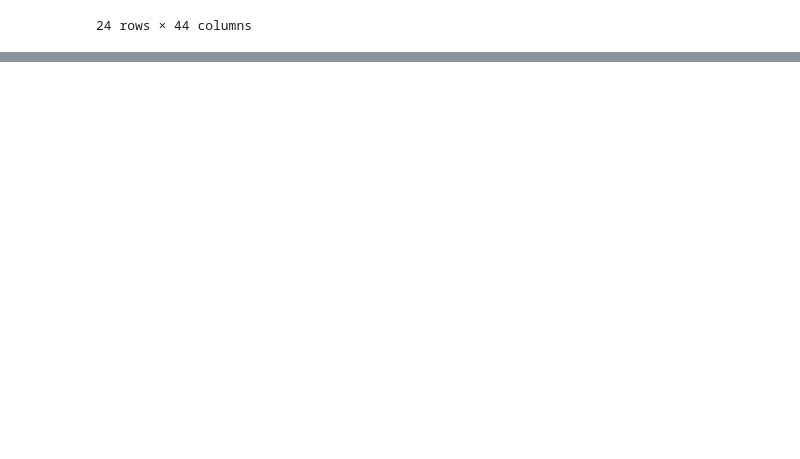
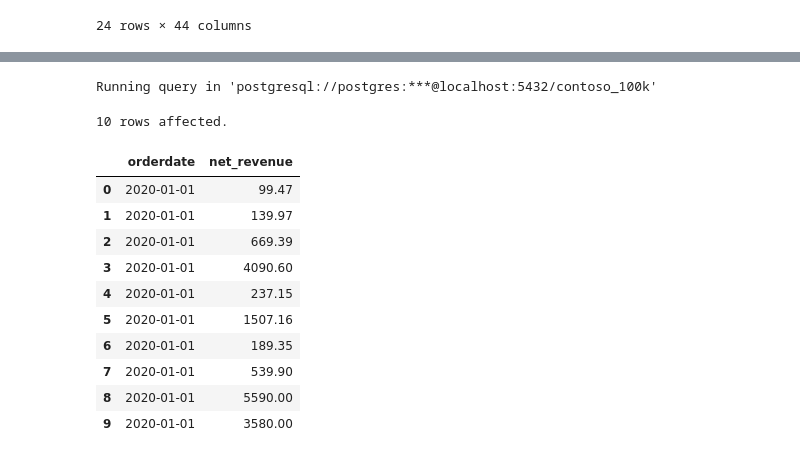
Before and after one commit to Iyke-7/Iyke-7, a Jupyter notebook: Resources/Blank_SQL_Notebook.ipynb, the cells around one changed output, grey strips where cells are left out. Saved outputs shown, nothing was run; the diff lists cells and outputs as text; code cells hidden in the pictures; blank space fills up the shorter version.

```diff
--- a/Resources/Blank_SQL_Notebook.ipynb
+++ b/Resources/Blank_SQL_Notebook.ipynb
@@ -236,0 +284,23 @@ Running query in 'postgresql://postgres:***@localhost:5432/contoso_100k'
+# %%
+%%sql
+SELECT
+  orderdate,
+  quantity * netprice * exchangerate AS net_revenue
+FROM Sales
+WHERE
+  orderdate >= '2020-01-01'
+LIMIT 10
+# %% [output]
+Running query in 'postgresql://postgres:***@localhost:5432/contoso_100k'
+10 rows affected.
+|  | orderdate | net_revenue |
+| 0 | 2020-01-01 | 99.47 |
+| 1 | 2020-01-01 | 139.97 |
+| 2 | 2020-01-01 | 669.39 |
+| 3 | 2020-01-01 | 4090.60 |
+| 4 | 2020-01-01 | 237.15 |
+| 5 | 2020-01-01 | 1507.16 |
+| 6 | 2020-01-01 | 189.35 |
+| 7 | 2020-01-01 | 539.90 |
+| 8 | 2020-01-01 | 5590.00 |
+| 9 | 2020-01-01 | 3580.00 |
```
Also changed, not shown: parts of 7 cells of this notebook.
